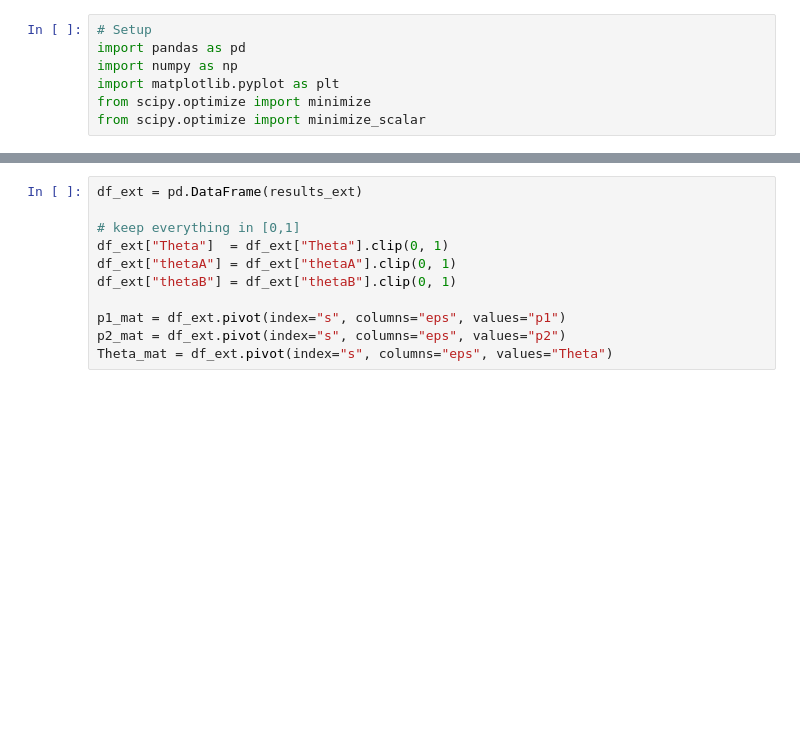
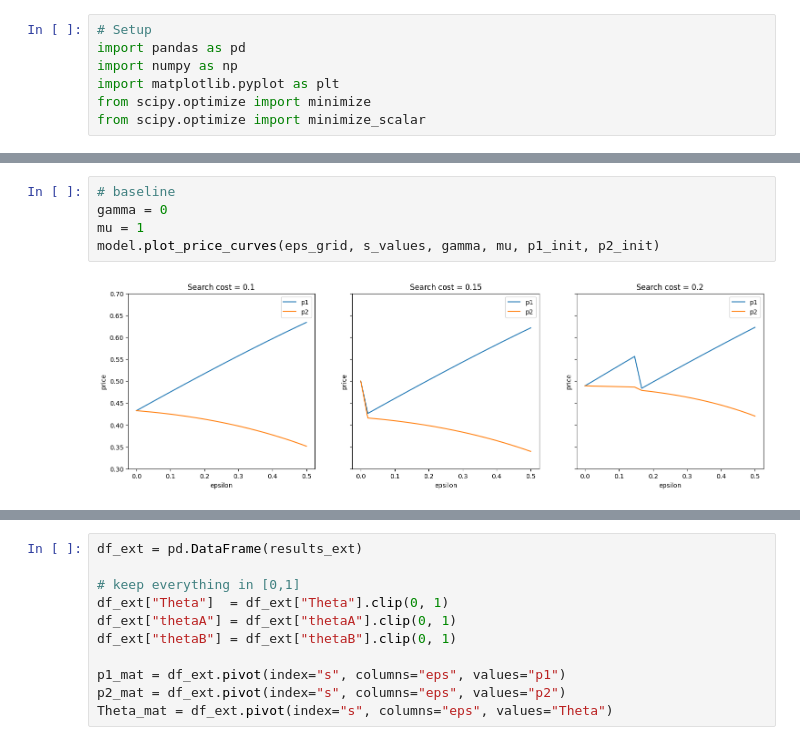
Before and after one commit to lkh927/masters2026, a Jupyter notebook: Model.ipynb, the cells around one changed output, grey strips where cells are left out. Saved outputs shown, nothing was run; the diff lists cells and outputs as text; blank space fills up the shorter version.

```diff
--- a/Model.ipynb
+++ b/Model.ipynb
@@ -21,0 +70,7 @@ results_base = []
+# %%
+# baseline
+gamma = 0
+mu = 1
+model.plot_price_curves(eps_grid, s_values, gamma, mu, p1_init, p2_init)
+# %% [output]
+[figure, added]
```
Also changed, not shown: parts of 32 cells of this notebook, 5 other files.
